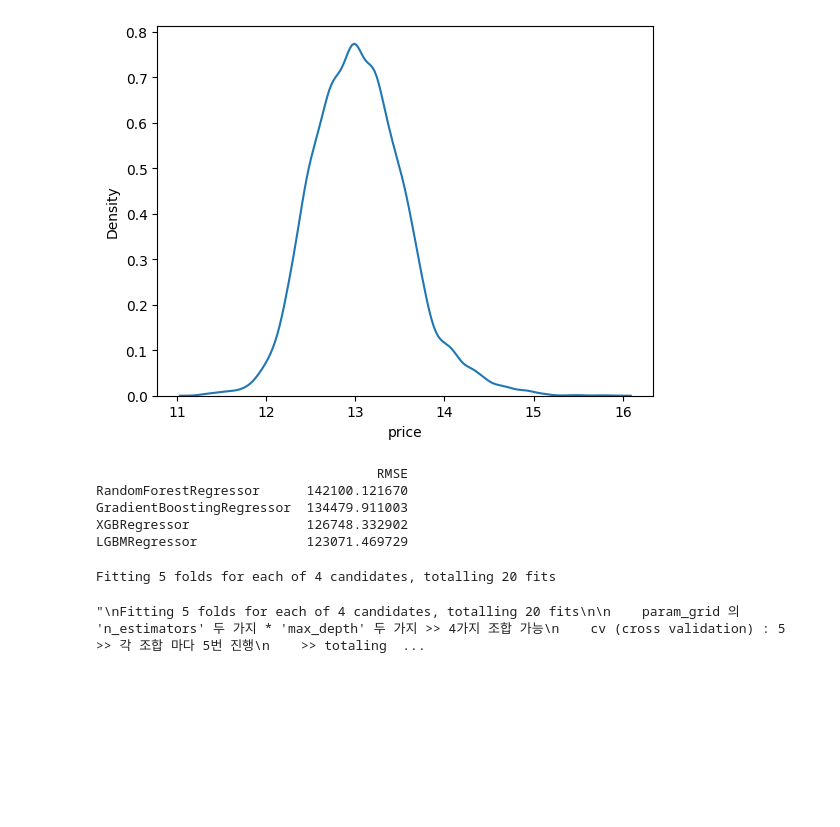
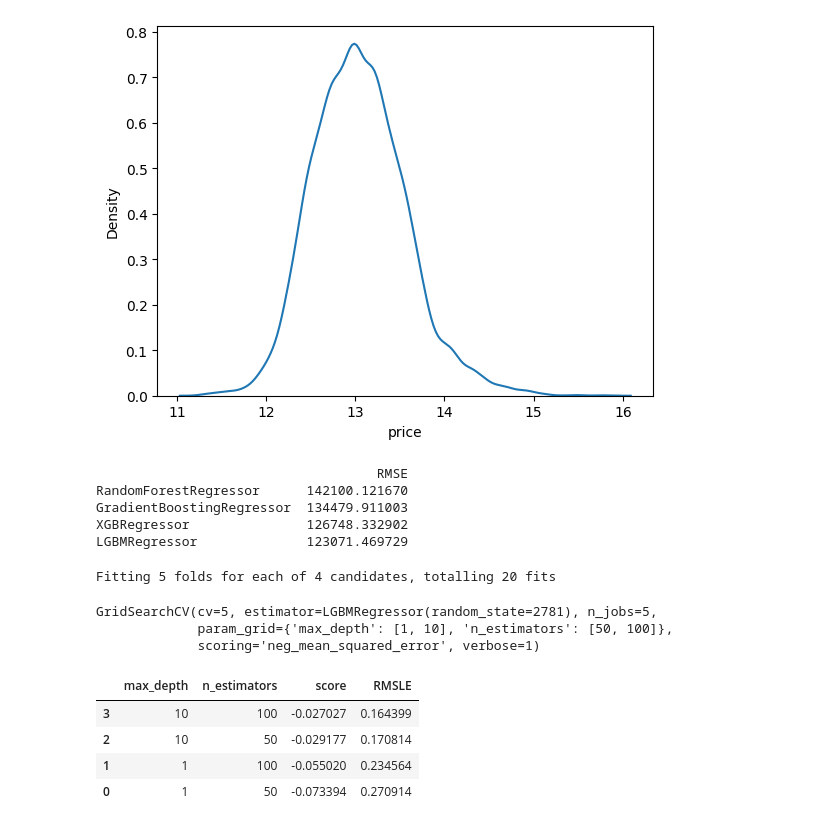
Before and after one commit to yoonseok-eo/AIFFEL, a Jupyter notebook: Ex03/ex03.ipynb, the cells around one changed output. Drawn from its saved outputs; the diff is of its cells as text; code cells hidden in the pictures; blank space fills up the shorter version.

```diff
--- a/Ex03/ex03.ipynb
+++ b/Ex03/ex03.ipynb
@@ -131,7 +131,7 @@ from sklearn.model_selection import GridSearchCV
 
 GridSearchCV 인자
     param_grid : 탐색할 파라미터의 종류 (딕셔너리로 입력)
-    scoring : 모델의 성능을 평가할 지표
+    scoring : 모델의 성능을 평가할 지표 >>> 'neg_mean_squared_error' 음수를 취한 mse 반환
     cv : cross validation을 수행하기 위해 train 데이터셋을 나누는 조각의 개수
     verbose : 그리드 탐색을 진행하면서 진행 과정을 출력해서 보여줄 메세지의 양 (숫자가 클수록 더 많은 메세지를 출력합니다.)
     n_jobs : 그리드 탐색을 진행하면서 사용할 CPU의 개수
@@ -163,7 +163,9 @@ Fitting 5 folds for each of 4 candidates, totalling 20 fits
     cv (cross validation) : 5 >> 각 조합 마다 5번 진행
     >> totaling 20 fits
 '''
-grid_model.fit(train, y)
+grid_model.fit(train, log_y)
 # %% [output]
 Fitting 5 folds for each of 4 candidates, totalling 20 fits
-"\nFitting 5 folds for each of 4 candidates, totalling 20 fits\n\n    param_grid 의 'n_estimators' 두 가지 * 'max_depth' 두 가지 >> 4가지 조합 가능\n    cv (cross validation) : 5 >> 각 조합 마다 5번 진행\n    >> totaling  ...
+GridSearchCV(cv=5, estimator=LGBMRegressor(random_state=2781), n_jobs=5,
+             param_grid={'max_depth': [1, 10], 'n_estimators': [50, 100]},
+             scoring='neg_mean_squared_error', verbose=1)
@@ -173,0 +172,20 @@ score = grid_model.cv_results_['mean_test_score']
+# %%
+# print(grid_model.cv_results_)
+params = grid_model.cv_results_['params']
+score = grid_model.cv_results_['mean_test_score']
+
+results = pd.DataFrame(params)
+results['score'] = score
+results['RMSE'] = np.sqrt(-1 * score)
+# 컬럼 명 변경
+results = results.rename(columns={'RMSE': 'RMSLE'})
+# RMSLE가 낮은 순서대로 정렬
+results = results.sort_values('RMSLE')
+
+results
+# %% [output]
+|  | max_depth | n_estimators | score | RMSLE |
+| 3 | 10 | 100 | -0.027027 | 0.164399 |
+| 2 | 10 | 50 | -0.029177 | 0.170814 |
+| 1 | 1 | 100 | -0.055020 | 0.234564 |
+| 0 | 1 | 50 | -0.073394 | 0.270914 |
```
Also changed, not shown: parts of 2 cells of this notebook.
